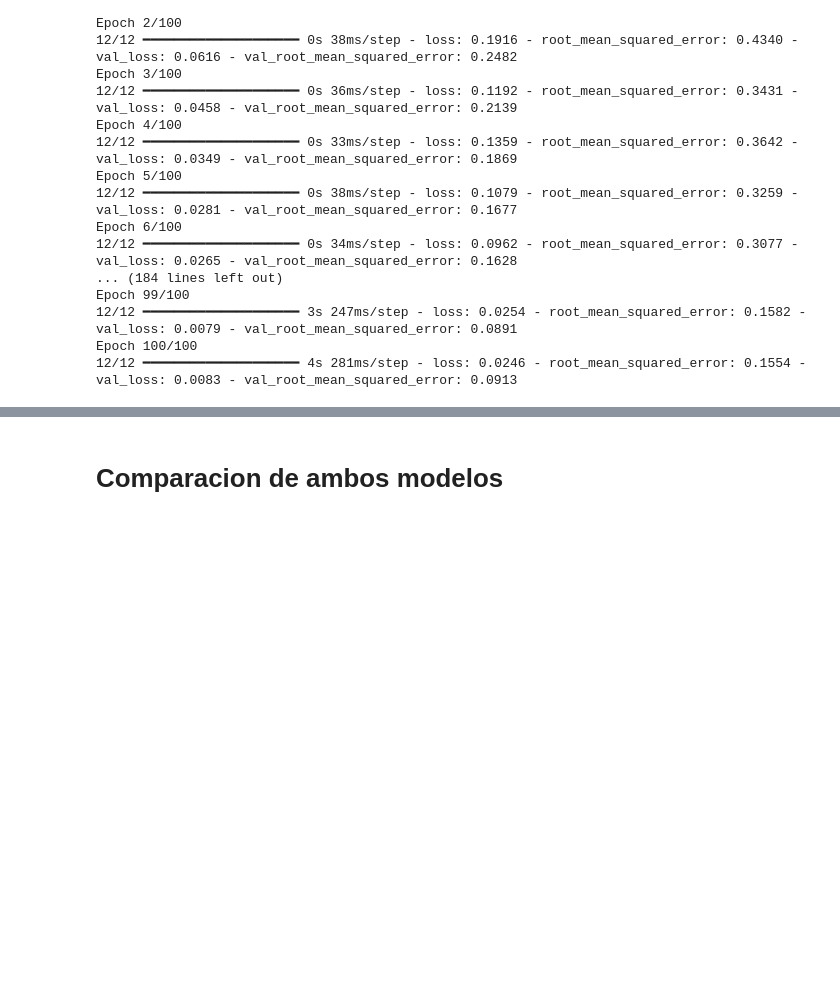
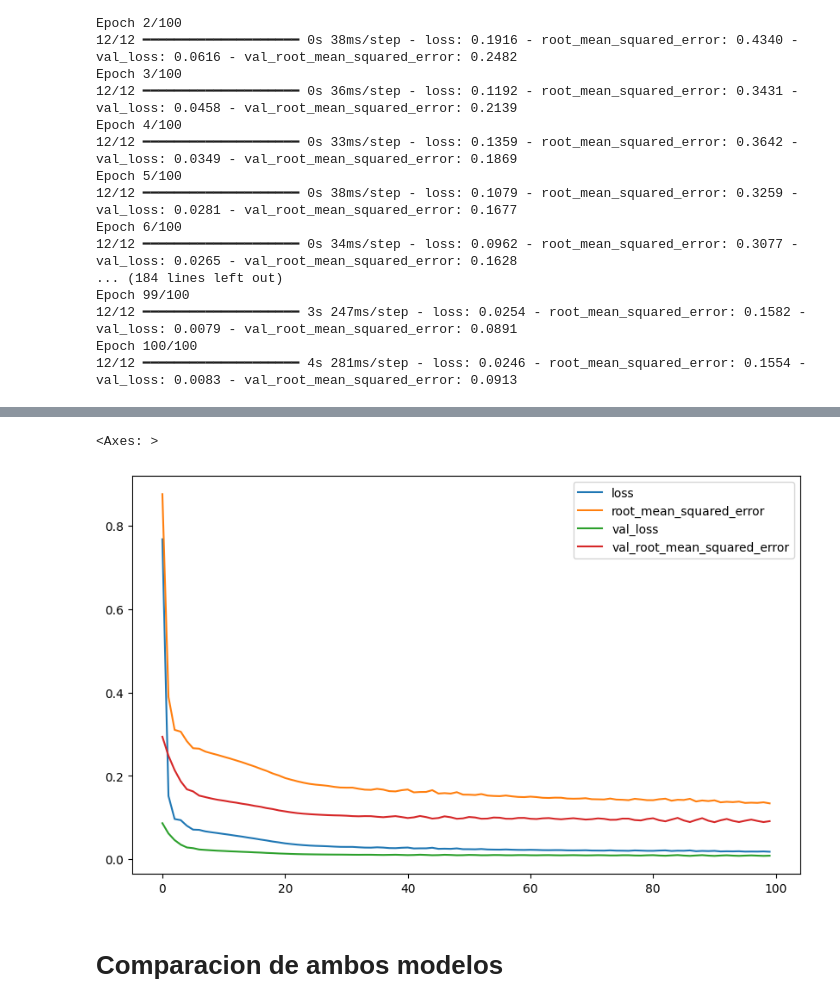
Before and after one commit to chuy-zip/LAB2_DS, a Jupyter notebook: preciosLSTM.ipynb, the cells around one changed output, grey strips where cells are left out. Drawn from its saved outputs; the diff is of its cells as text; code cells hidden in the pictures; blank space fills up the shorter version.

```diff
--- a/preciosLSTM.ipynb
+++ b/preciosLSTM.ipynb
@@ -458,3 +531,10 @@ Epoch 100/100
+# %%
+losses_df1 = pd.DataFrame(history2.history)
+
+losses_df1.plot(figsize = (10,6))
+# %% [output]
+<Axes: >
+[figure, added]
 # %% [markdown]
 # Comparacion de ambos modelos
 # %%
```
Also changed, not shown: parts of 17 cells of this notebook, 1 other file.
